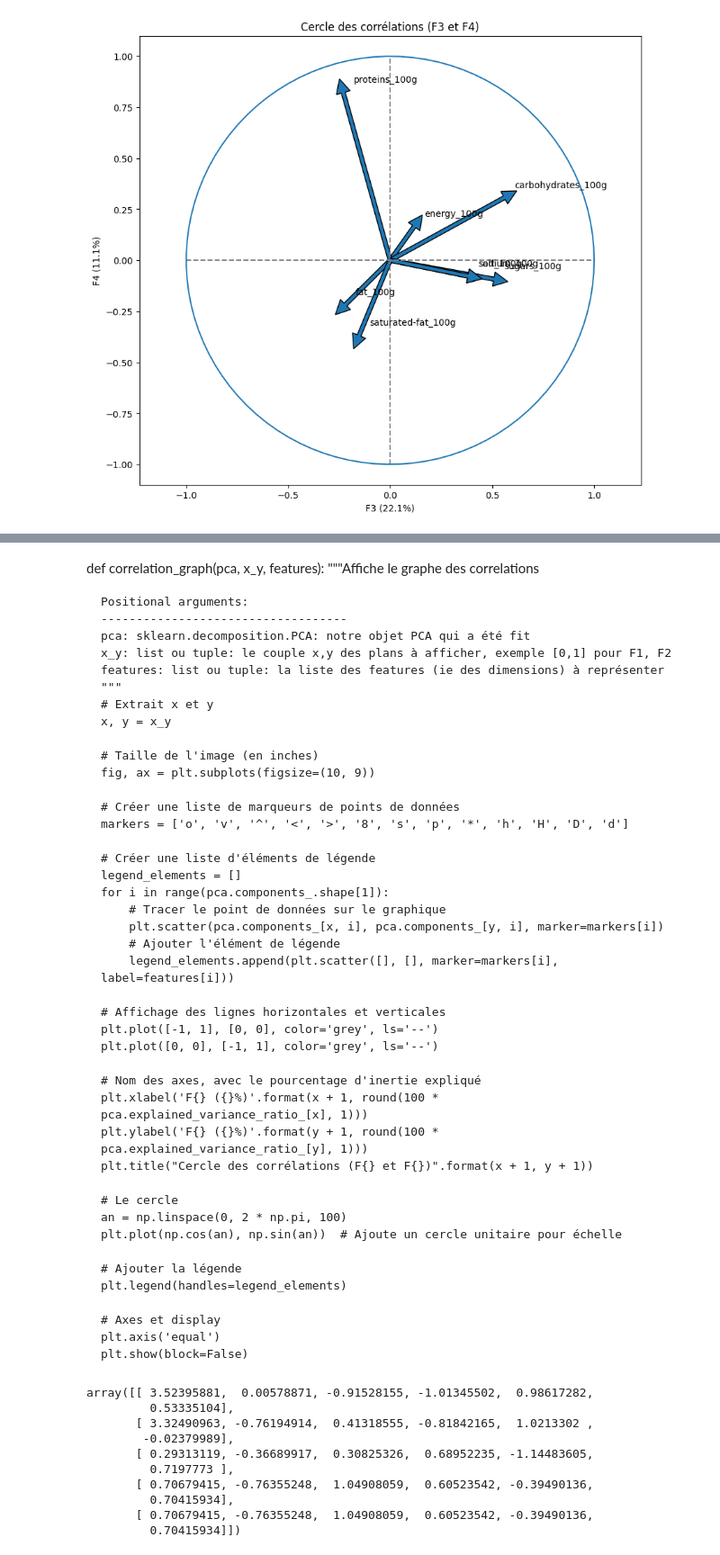
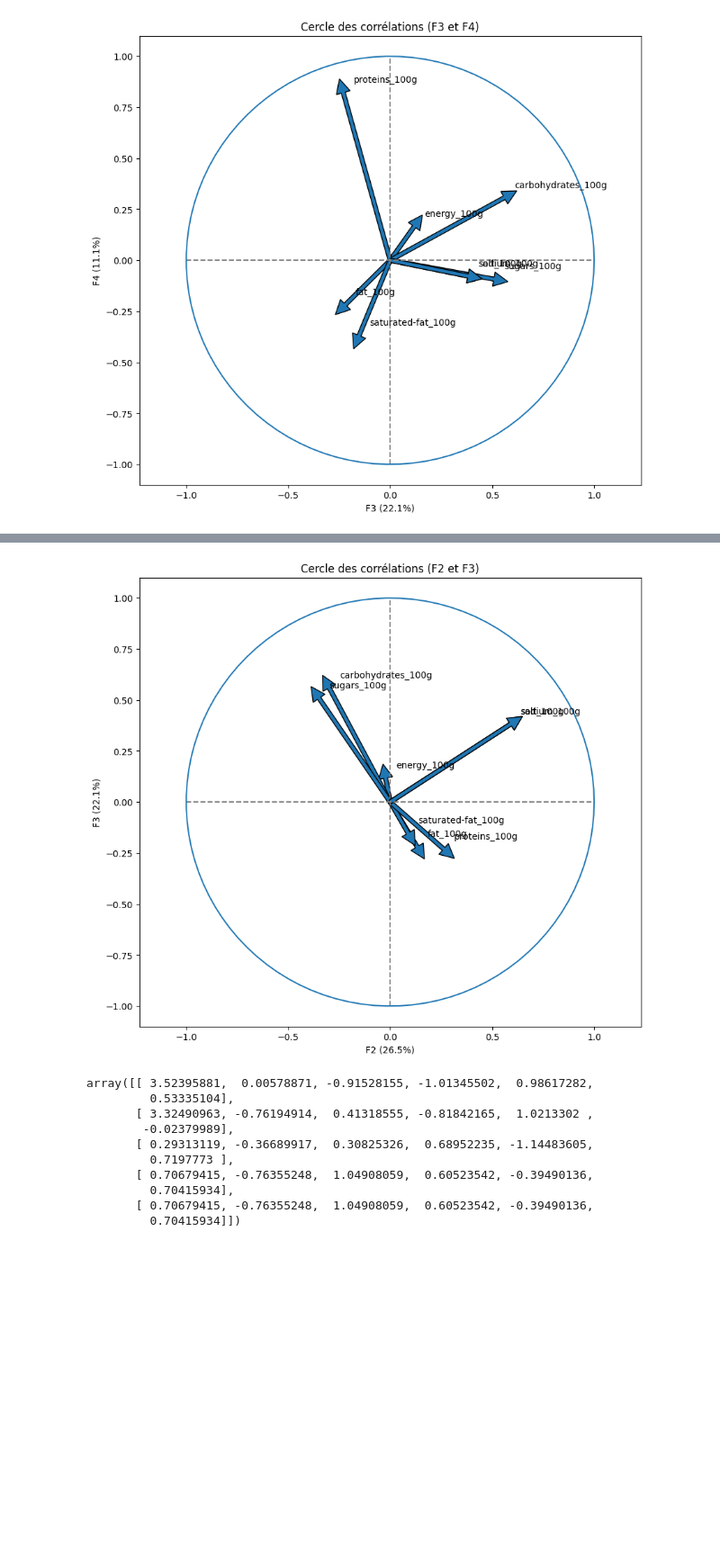
Before and after one commit to ThomasMeb/App_Sante_Publique_France, a Jupyter notebook: Explo.ipynb, the cells around one changed output, grey strips where cells are left out. Shown at 90% size. Saved outputs shown, nothing was run; the diff lists cells and outputs as text; code cells hidden in the pictures; blank space fills up the shorter version.

```diff
--- a/Explo.ipynb
+++ b/Explo.ipynb
@@ -402,46 +340,4 @@ correlation_graph(pca, (2,3), features)
-# %% [markdown]
-def correlation_graph(pca, x_y, features):
-    """Affiche le graphe des correlations
-
-    Positional arguments:
-    -----------------------------------
-    pca: sklearn.decomposition.PCA: notre objet PCA qui a été fit
-    x_y: list ou tuple: le couple x,y des plans à afficher, exemple [0,1] pour F1, F2
-    features: list ou tuple: la liste des features (ie des dimensions) à représenter
-    """
-    # Extrait x et y
-    x, y = x_y
-
-    # Taille de l'image (en inches)
-    fig, ax = plt.subplots(figsize=(10, 9))
-
-    # Créer une liste de marqueurs de points de données
-    markers = ['o', 'v', '^', '<', '>', '8', 's', 'p', '*', 'h', 'H', 'D', 'd']
-
-    # Créer une liste d'éléments de légende
-    legend_elements = []
-    for i in range(pca.components_.shape[1]):
-        # Tracer le point de données sur le graphique
-        plt.scatter(pca.components_[x, i], pca.components_[y, i], marker=markers[i])
-        # Ajouter l'élément de légende
-        legend_elements.append(plt.scatter([], [], marker=markers[i], label=features[i]))
-
-    # Affichage des lignes horizontales et verticales
-    plt.plot([-1, 1], [0, 0], color='grey', ls='--')
-    plt.plot([0, 0], [-1, 1], color='grey', ls='--')
-
-    # Nom des axes, avec le pourcentage d'inertie expliqué
-    plt.xlabel('F{} ({}%)'.format(x + 1, round(100 * pca.explained_variance_ratio_[x], 1)))
-    plt.ylabel('F{} ({}%)'.format(y + 1, round(100 * pca.explained_variance_ratio_[y], 1)))
-    plt.title("Cercle des corrélations (F{} et F{})".format(x + 1, y + 1))
-
-    # Le cercle
-    an = np.linspace(0, 2 * np.pi, 100)
-    plt.plot(np.cos(an), np.sin(an))  # Ajoute un cercle unitaire pour échelle
-
-    # Ajouter la légende
-    plt.legend(handles=legend_elements)
-
-    # Axes et display
-    plt.axis('equal')
-    plt.show(block=False)
+# %%
+correlation_graph(pca, (1,2), features)
+# %% [output]
+[figure, added]
```
Also changed, not shown: parts of 8 cells of this notebook, 2 other files.
